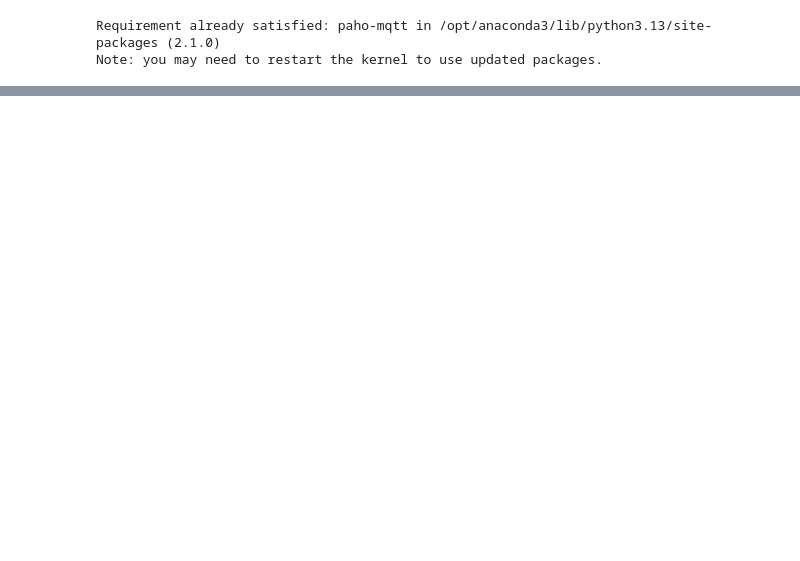
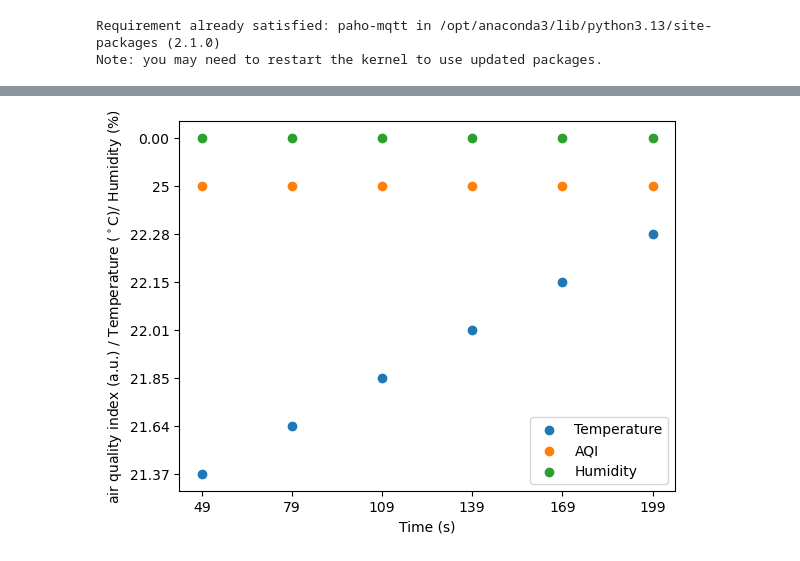
Before and after one commit to grace-nicholson/501_mini_project, a Jupyter notebook: project_python_code.ipynb, the cells around one changed output, grey strips where cells are left out. Cells and saved outputs as stored; diff of their text form; code cells hidden in the pictures; blank space fills up the shorter version.

```diff
--- a/project_python_code.ipynb
+++ b/project_python_code.ipynb
@@ -89,0 +91,24 @@ print("\n==========================================================\n")
+# %%
+import matplotlib as mpl
+mpl.rcParams['axes.formatter.useoffset'] = False    # Remove annoying auto-offset
+import matplotlib.pyplot as plt
+
+# Create a figure
+fig = plt.figure()
+# Add an axis to the figure
+ax = fig.add_subplot(111)
+# Tell the axis to plot the data - time on the x-axis, temperature on the y-axis
+ax.scatter(df['time'], df['temp'])
+# Tell the axis to plot the data - time on the x-axis, air quality reading on the y-axis
+ax.scatter(df['time'], df['air quality'])
+# Tell the axis to plot the data - time on the x-axis, humidity reading on the y-axis
+ax.scatter(df['time'], df['humidity'])
+
+ax.set_xlabel('Time (s)')
+# Bonus question - search online to find out what the funny r and $^\circ$ are doing in the line below
+ax.set_ylabel(r'air quality index (a.u.) / Temperature ($^\circ$C)/ Humidity (%)')
+plt.legend(['Temperature', 'AQI', 'Humidity'])
+# Show the figure - not strictly necessary in jupyter notebook, but essential if you're writing a .py file
+plt.show()
+# %% [output]
+[figure, added]
```
Also changed, not shown: parts of 10 cells of this notebook.
